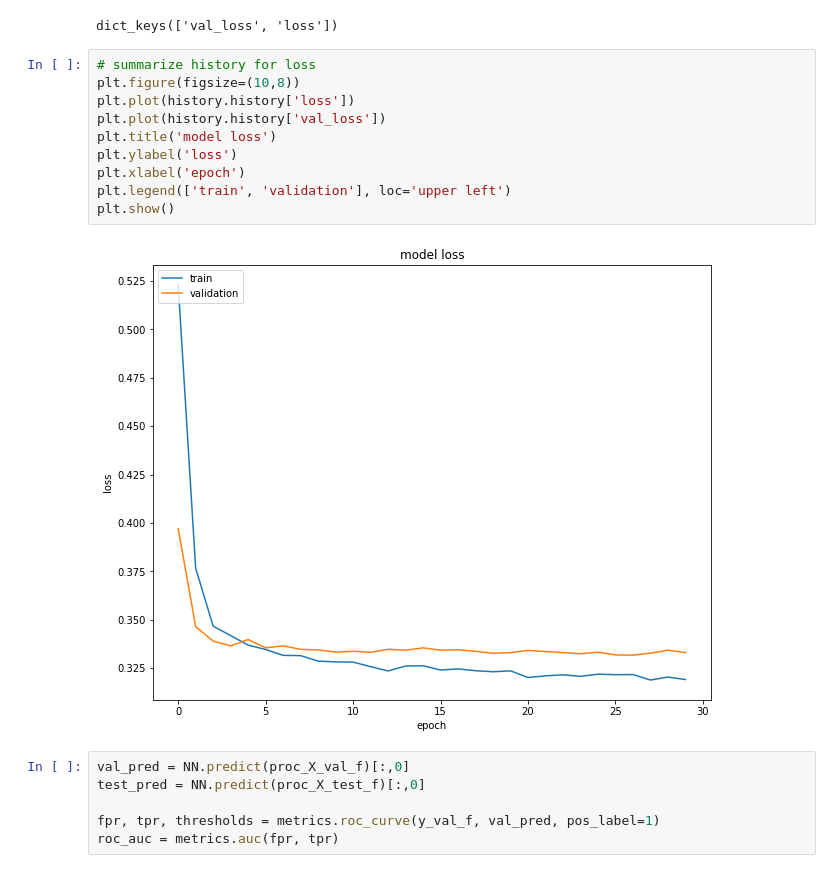
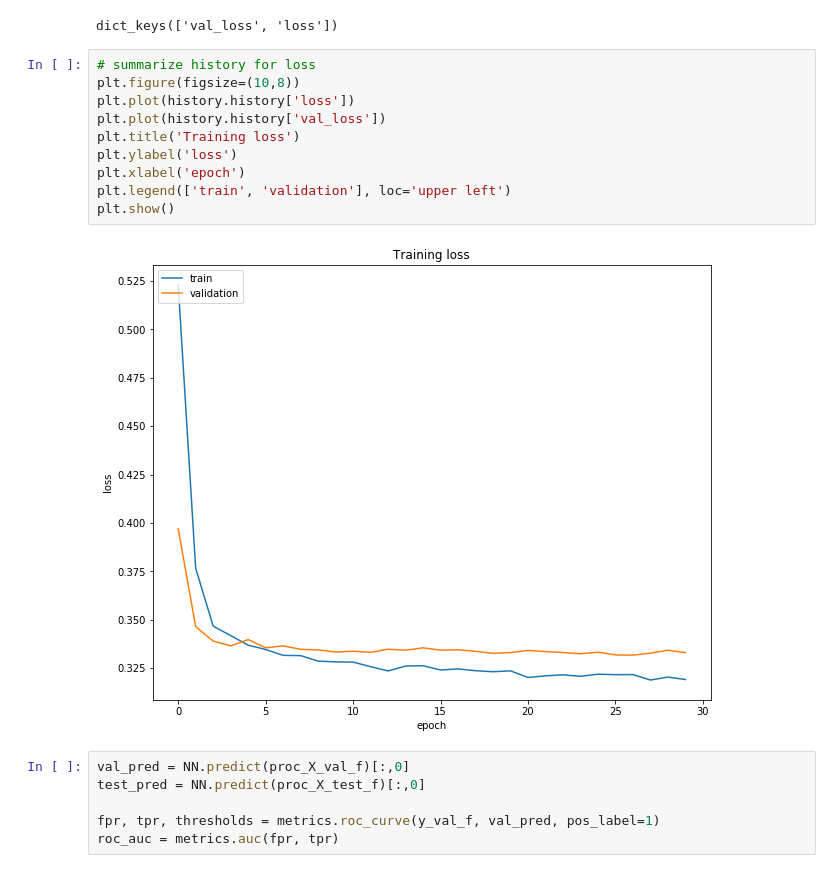
Before and after one commit to jspoelstra/encodings, a Jupyter notebook: CensusModel.ipynb, the cells around one changed output. Cells and saved outputs as stored; diff of their text form.

```diff
--- a/CensusModel.ipynb
+++ b/CensusModel.ipynb
@@ -528,15 +526,15 @@ dict_keys(['val_loss', 'loss'])
 # %%
 # summarize history for loss
 plt.figure(figsize=(10,8))
 plt.plot(history.history['loss'])
 plt.plot(history.history['val_loss'])
-plt.title('model loss')
+plt.title('Training loss')
 plt.ylabel('loss')
 plt.xlabel('epoch')
 plt.legend(['train', 'validation'], loc='upper left')
 plt.show()
 # %% [output]
-[figure, old version]
+[figure, new version]
 # %%
 val_pred = NN.predict(proc_X_val_f)[:,0]
 test_pred = NN.predict(proc_X_test_f)[:,0]
```
Also changed, not shown: parts of 6 cells of this notebook.
